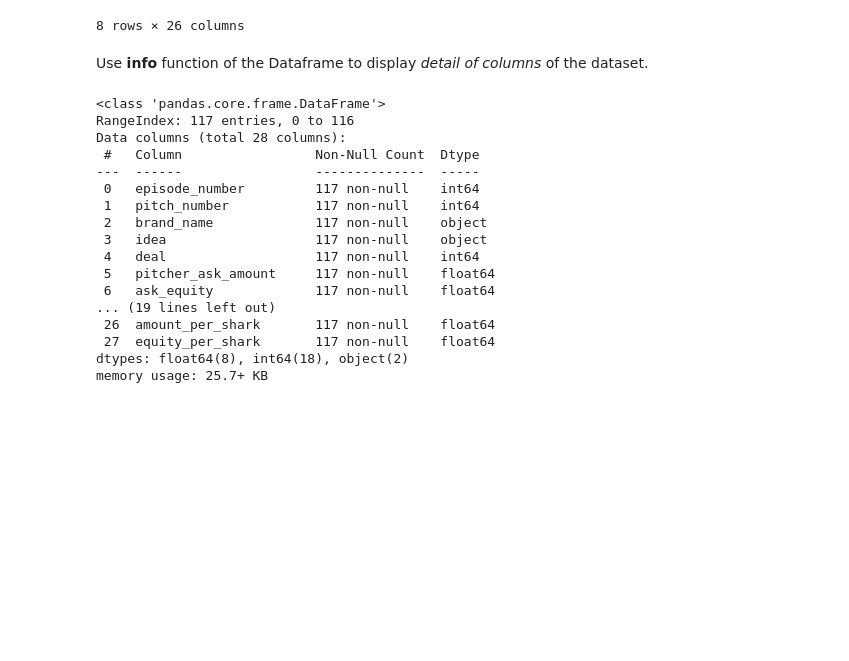
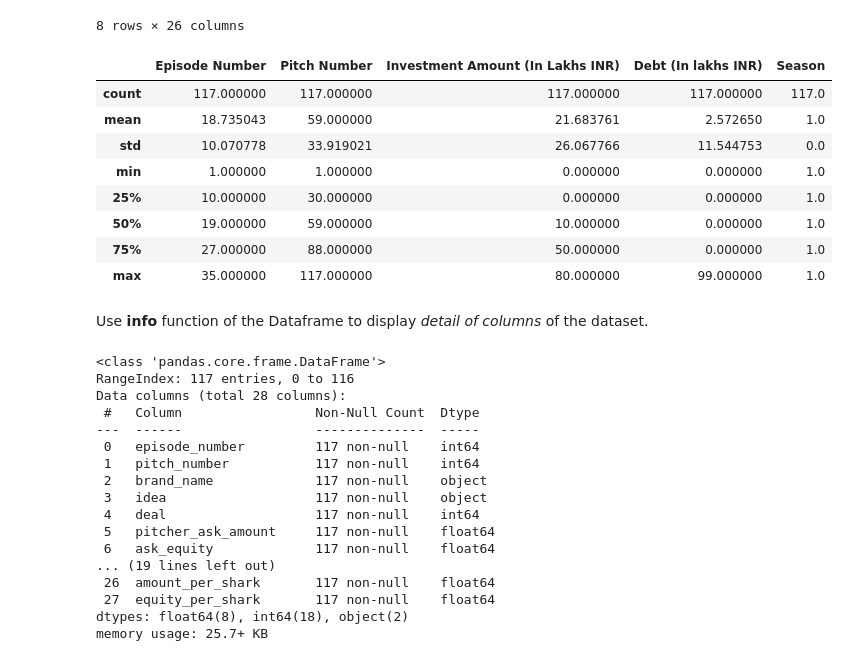
Before and after one commit to Data-Sales-Service/kaggle-work, a Jupyter notebook: shar-tank-india-eda.ipynb, the cells around one changed output. Drawn from its saved outputs; the diff is of its cells as text; code cells hidden in the pictures; blank space fills up the shorter version.

```diff
--- a/shar-tank-india-eda.ipynb
+++ b/shar-tank-india-eda.ipynb
@@ -65,6 +82,18 @@ df.describe()
 | 75% | 27.000000 | 88.000000 | 1.000000 | 80.000000 | 7.500000 | 2857.140000 | 50.000000 | ... |
 | max | 35.000000 | 117.000000 | 1.000000 | 30000.000000 | 25.000000 | 120000.000000 | 150.000000 | ... |
 8 rows × 26 columns
+# %%
+df_sk_n.describe()
+# %% [output]
+|  | Episode Number | Pitch Number | Investment Amount (In Lakhs INR) | Debt (In lakhs INR) | Season |
+| count | 117.000000 | 117.000000 | 117.000000 | 117.000000 | 117.0 |
+| mean | 18.735043 | 59.000000 | 21.683761 | 2.572650 | 1.0 |
+| std | 10.070778 | 33.919021 | 26.067766 | 11.544753 | 0.0 |
+| min | 1.000000 | 1.000000 | 0.000000 | 0.000000 | 1.0 |
+| 25% | 10.000000 | 30.000000 | 0.000000 | 0.000000 | 1.0 |
+| 50% | 19.000000 | 59.000000 | 10.000000 | 0.000000 | 1.0 |
+| 75% | 27.000000 | 88.000000 | 50.000000 | 0.000000 | 1.0 |
+| max | 35.000000 | 117.000000 | 80.000000 | 99.000000 | 1.0 |
 # %% [markdown]
 Use **info** function of the Dataframe to display *detail of columns* of the dataset.
 # %%
```
Also changed, not shown: parts of 5 cells of this notebook.
